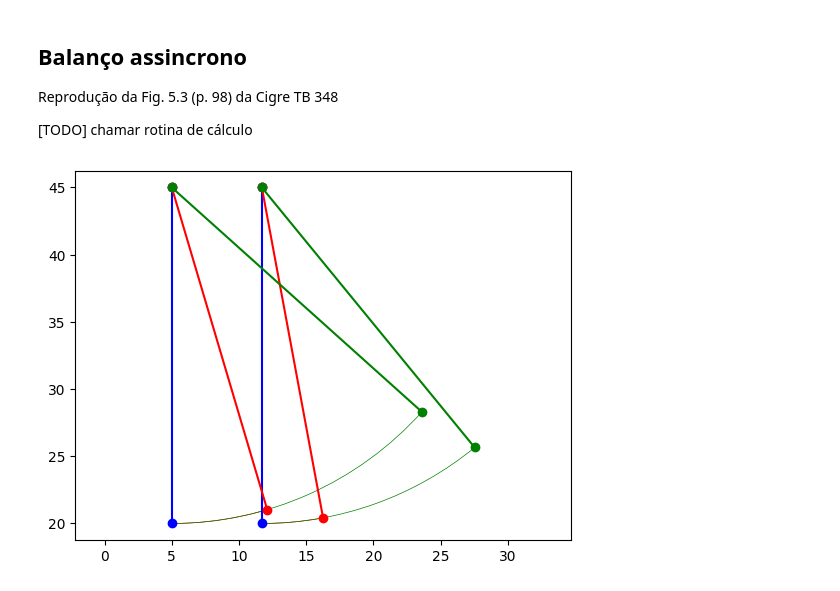
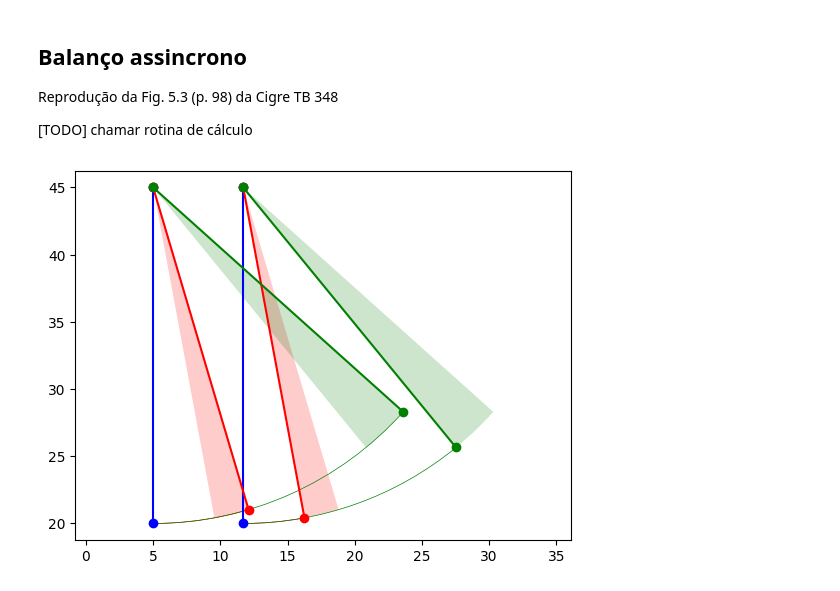
Before and after one commit to carloskleber/nbr5422, a Jupyter notebook: python/graficos.ipynb, the cells around one changed output. Cells and saved outputs as stored; diff of their text form; code cells hidden in the pictures.

```diff
--- a/python/graficos.ipynb
+++ b/python/graficos.ipynb
@@ -78,39 +80,39 @@ dc = 32.85e-3 # Diâmetro do subcondutor (m) (ACSR Finch)
 mc = 2.11 # Massa linear do subcondutor (kg/m)
 mi = 300 # Massa da cadeia de isoladores (kg)
 ai = 1.5 # Área de exposição da cadeia (m²)
 Vv = 400 # Vão de vento (m)
 Vp = 400 # Vão de peso (m)
 Vp = 20. # Vento de projeto, 10 min, 10 m (m/s)
 sigmavv = 0.14 # Coeficiente de variação
 
 # Ventos de referência
 # 20 m, 5 min
 V205 = Vp * (20 / 10)**0.16 * 1.05
 # 20 m, 10 min
 V2010 = Vp * (20 / 10)**0.16
 
 ang1a=radians(16.5)
 ang1b=radians(10.5)
 ang2a=radians(48.1)
 ang2b=radians(39.3)
 l = f + lc
 plt.figure()
 plt.plot([x1, x1], [h+l, h],'bo-')
 plt.plot([x2, x2], [h+l, h],'bo-')
 
 plt.plot([x1, x1+l*sin(ang1a)], [h+l, h+l*(1-cos(ang1a))],'ro-')
 plt.plot([x2, x2+l*sin(ang1b)], [h+l, h+l*(1-cos(ang1b))],'ro-')
-a1a = patches.Arc((x1, h+l), 2*l, 2*l, theta1=-90., theta2=degrees(ang1a)-90.,lw=0.5,color='r')
-a1b = patches.Arc((x2, h+l), 2*l, 2*l, theta1=-90., theta2=degrees(ang1b)-90.,lw=0.5,color='r')
-plt.gca().add_patch(a1a)
-plt.gca().add_patch(a1b)
+plt.gca().add_patch(patches.Arc((x1, h+l), 2*l, 2*l, theta1=-90., theta2=degrees(ang1a)-90.,lw=0.5,color='r'))
+plt.gca().add_patch(patches.Wedge((x1, h+l), l, degrees(ang1b)-90., degrees(ang1a)-90.,lw=0.5,facecolor='r', alpha=0.2))
+plt.gca().add_patch(patches.Arc((x2, h+l), 2*l, 2*l, theta1=-90., theta2=degrees(ang1b)-90.,lw=0.5,color='r'))
+plt.gca().add_patch(patches.Wedge((x2, h+l), l, degrees(ang1b)-90., degrees(ang1a)-90.,lw=0.5,facecolor='r', alpha=0.2))
 plt.plot([x1, x1+l*sin(ang2a)], [h+l, h+l*(1-cos(ang2a))],'go-')
 plt.plot([x2, x2+l*sin(ang2b)], [h+l, h+l*(1-cos(ang2b))],'go-')
-a2a = patches.Arc((x1, h+l), 2*l, 2*l, theta1=-90., theta2=degrees(ang2a)-90.,lw=0.5,color='g')
-a2b = patches.Arc((x2, h+l), 2*l, 2*l, theta1=-90., theta2=degrees(ang2b)-90.,lw=0.5,color='g')
-plt.gca().add_patch(a2a)
-plt.gca().add_patch(a2b)
+plt.gca().add_patch(patches.Arc((x1, h+l), 2*l, 2*l, theta1=-90., theta2=degrees(ang2a)-90.,lw=0.5,color='g'))
+plt.gca().add_patch(patches.Wedge((x1, h+l), l, degrees(ang2b)-90., degrees(ang2a)-90.,lw=0.5,facecolor='g', alpha=0.2))
+plt.gca().add_patch(patches.Arc((x2, h+l), 2*l, 2*l, theta1=-90., theta2=degrees(ang2b)-90.,lw=0.5,color='g'))
+plt.gca().add_patch(patches.Wedge((x2, h+l), l, degrees(ang2b)-90., degrees(ang2a)-90.,lw=0.5,facecolor='g', alpha=0.2))
 plt.axis('equal')
 plt.show()
 # %% [output]
-[figure, old version]
+[figure, new version]
```
Also changed, not shown: parts of 1 cell of this notebook, 4 other files.
